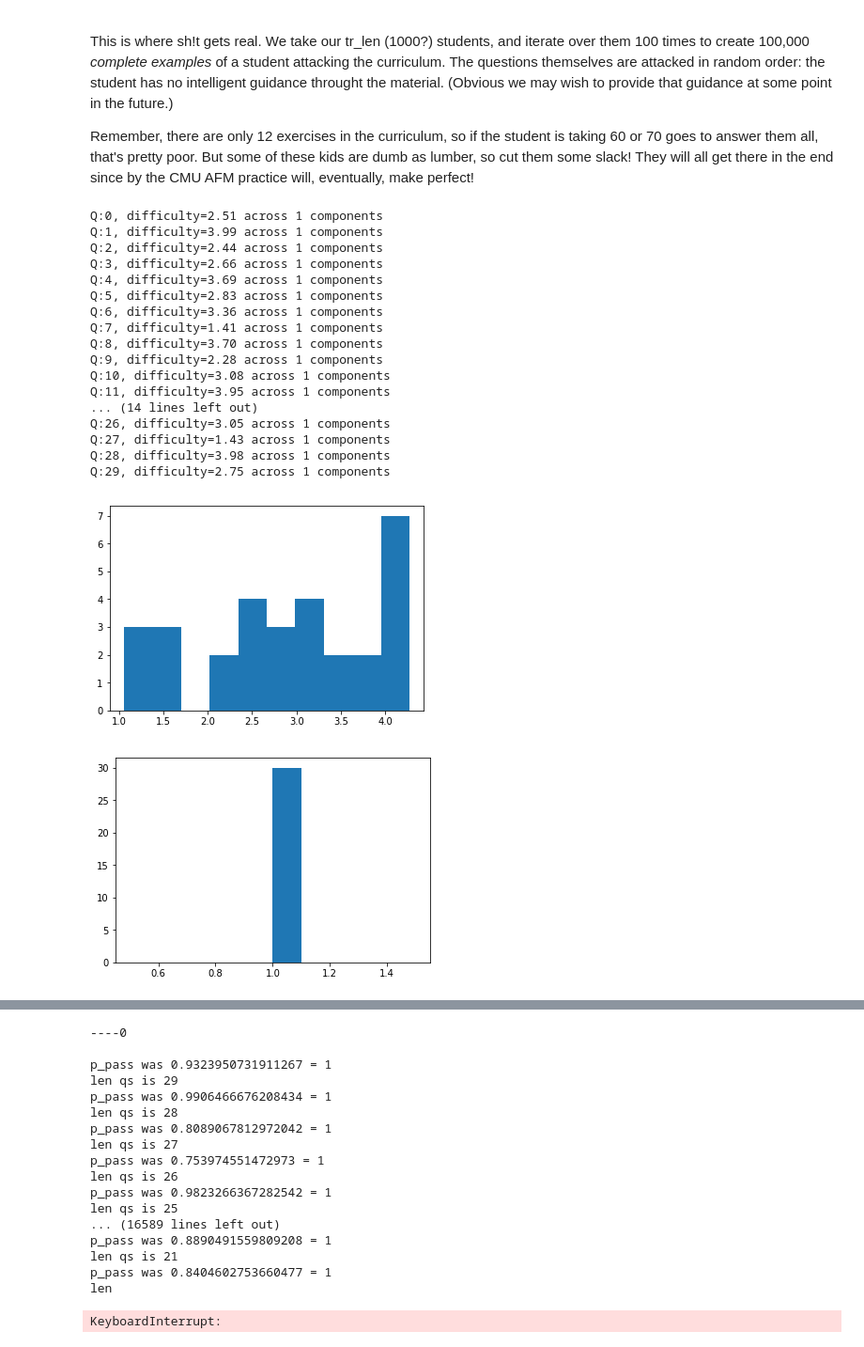
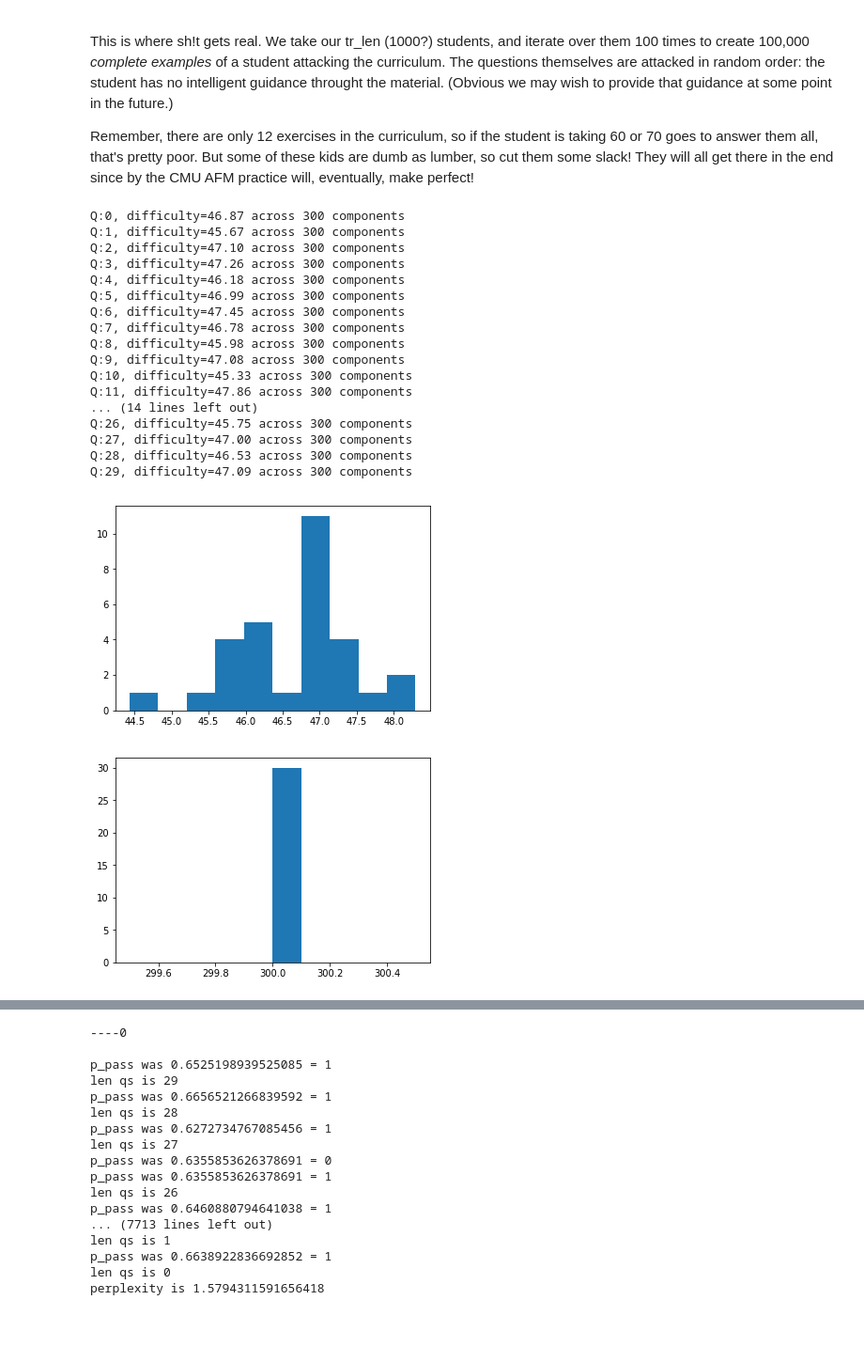
Before and after one commit to rjm49/mltm, a Jupyter notebook: MLTM_model_perplexity.ipynb, the cells around one changed output, grey strips where cells are left out. Shown at 94% size. Drawn from its saved outputs; the diff is of its cells as text; code cells hidden in the pictures.

Commit message:
fixed n_traits

```diff
--- a/MLTM_model_perplexity.ipynb
+++ b/MLTM_model_perplexity.ipynb
@@ -43,7 +43,7 @@ import random
 
 from matplotlib import pyplot as plt
 
-n_traits = 10
-active_traits = 5
+n_traits = 300
+active_traits = 300
 # %%
 generate_student_name()
@@ -119,8 +139,8 @@ class Question():
 
 #         n_c = numpy.random.choice(range(int(nt/2),nt+1))
 #         n_c = numpy.random.choice(range(1,nt+1))
-        n_c =  numpy.random.choice(range(1,n_active))
-#         n_c = nt
+#         n_c =  numpy.random.choice(range(1,n_active+1))
+        n_c = nt
         choices = numpy.random.choice(range(nt), size=n_c, replace=False)
 #         mass = random.uniform(0,(max_diff-min_diff)*len(choices))
 
@@ -326,47 +346,50 @@ def generate_attempts(master_qs, psi_list):
 # %%
 nn_dimensions = [n_traits]
 serieses = []
 min_errs = []
 n_qs = 30
 n_students = 100
 opt = Adam(lr=0.5)# (lr=.75)
 
-n_traits = 2
-n_epochs = 10
+n_epochs = 1
 
 qs = create_qs(n_qs, n_traits, n_active = n_traits)
 #     qs, q_table = create_qs_from_blobs(n_qs, 2, n_traits)
 ss = create_students(n_students, n_traits)
 
-x, _,_,_ = generate_attempts(qs,ss) # this is our x list of samples
+x = []
+
+for _ in range(n_epochs):
+    xa, _,_,_ = generate_attempts(qs,ss) # this is our x list of samples
+    x.extend(xa)
 
 base = 2
 summa=0
 N = len(x)
 for tup in x:
     (psi_id, q_id, passed, passed) = tup
-    p = calculate_pass_probability(ss[psi_id], qs[q_id])
+    p = calculate_pass_probability(ss[psi_id].thetas, qs[q_id].betas)
     summa += log(p, base)
 
 ppx = pow( base, (-summa/N))
 print("perplexity is {}".format(ppx))
 # %% [output]
-Q:0, difficulty=2.51 across 1 components
-Q:1, difficulty=3.99 across 1 components
-Q:2, difficulty=2.44 across 1 components
-Q:3, difficulty=2.66 across 1 components
-Q:4, difficulty=3.69 across 1 components
-Q:5, difficulty=2.83 across 1 components
-Q:6, difficulty=3.36 across 1 components
-Q:7, difficulty=1.41 across 1 components
-Q:8, difficulty=3.70 across 1 components
-Q:9, difficulty=2.28 across 1 components
-Q:10, difficulty=3.08 across 1 components
-Q:11, difficulty=3.95 across 1 components
+Q:0, difficulty=46.87 across 300 components
+Q:1, difficulty=45.67 across 300 components
+Q:2, difficulty=47.10 across 300 components
+Q:3, difficulty=47.26 across 300 components
+Q:4, difficulty=46.18 across 300 components
+Q:5, difficulty=46.99 across 300 components
+Q:6, difficulty=47.45 across 300 components
+Q:7, difficulty=46.78 across 300 components
+Q:8, difficulty=45.98 across 300 components
+Q:9, difficulty=47.08 across 300 components
+Q:10, difficulty=45.33 across 300 components
+Q:11, difficulty=47.86 across 300 components
 ... (14 lines left out)
-Q:26, difficulty=3.05 across 1 components
-Q:27, difficulty=1.43 across 1 components
-Q:28, difficulty=3.98 across 1 components
-Q:29, difficulty=2.75 across 1 components
+Q:26, difficulty=45.75 across 300 components
+Q:27, difficulty=47.00 across 300 components
+Q:28, difficulty=46.53 across 300 components
+Q:29, difficulty=47.09 across 300 components
-[figure, old version]
+[figure, new version]
-[figure, old version]
+[figure, new version]
@@ -391,21 +414,20 @@ CEV MAJ , skill=8.27 across 2 comps
 ----0
 
-p_pass was 0.9323950731911267 = 1
+p_pass was 0.6525198939525085 = 1
 len qs is 29
-p_pass was 0.9906466676208434 = 1
+p_pass was 0.6656521266839592 = 1
 len qs is 28
-p_pass was 0.8089067812972042 = 1
+p_pass was 0.6272734767085456 = 1
 len qs is 27
-p_pass was 0.753974551472973 = 1
+p_pass was 0.6355853626378691 = 0
+p_pass was 0.6355853626378691 = 1
 len qs is 26
-p_pass was 0.9823266367282542 = 1
-len qs is 25
-... (16589 lines left out)
-p_pass was 0.8890491559809208 = 1
-len qs is 21
-p_pass was 0.8404602753660477 = 1
-len
+p_pass was 0.6460880794641038 = 1
+... (7713 lines left out)
+len qs is 1
+p_pass was 0.6638922836692852 = 1
+len qs is 0
+perplexity is 1.5794311591656418
-KeyboardInterrupt:
 # %%
 print("elements in h:", len(h))
 for tup in h:
```
Also changed, not shown: parts of 3 cells of this notebook.
